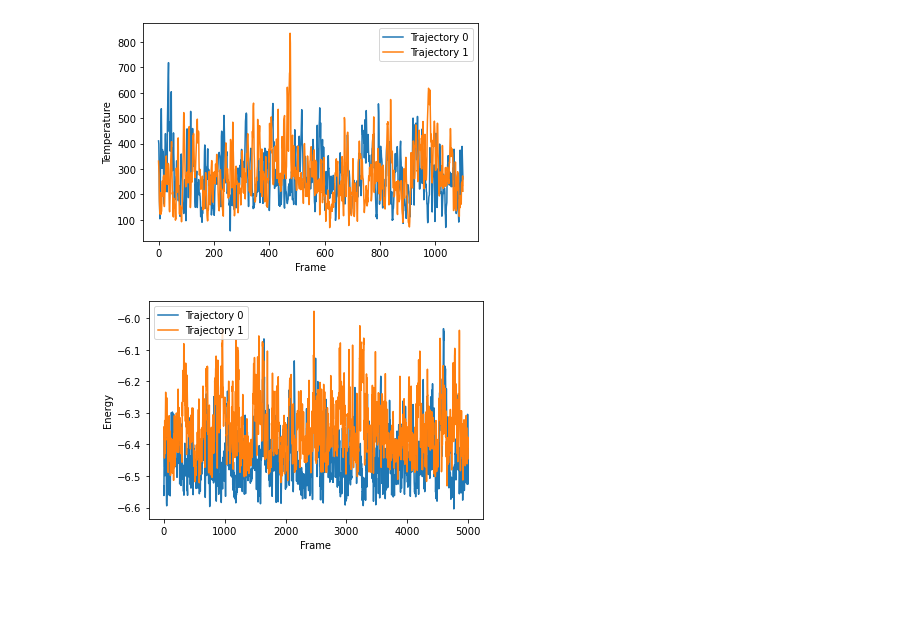
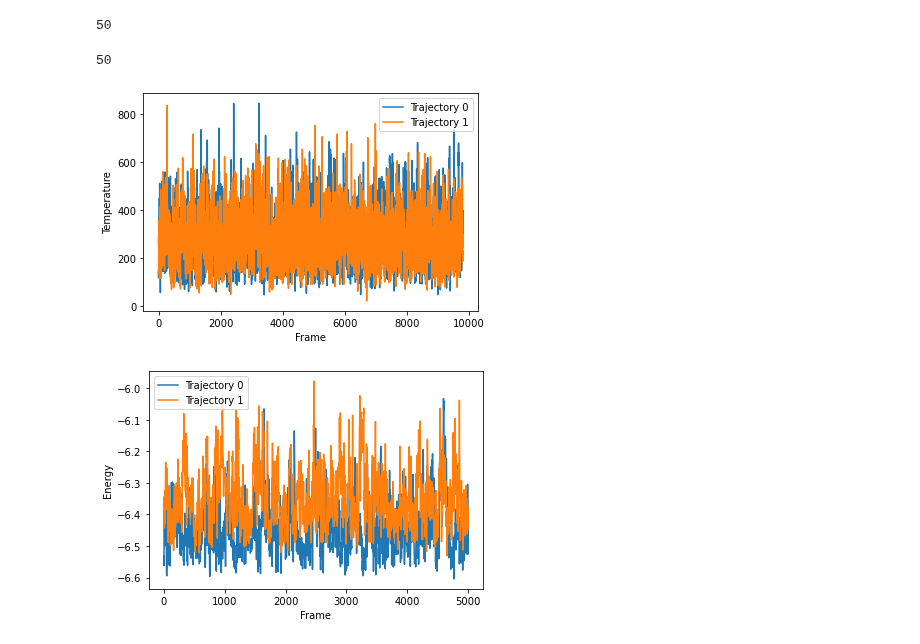
Before and after one commit to anacmolina/ML-DFT, a Jupyter notebook: notebooks/36 - review saving data for adaptive.ipynb, the cells around one changed output. Saved outputs shown, nothing was run; the diff lists cells and outputs as text; code cells hidden in the pictures; blank space fills up the shorter version.

```diff
--- a/notebooks/36 - review saving data for adaptive.ipynb
+++ b/notebooks/36 - review saving data for adaptive.ipynb
@@ -9,4 +11,4 @@ import numpy as np
 path_database = '/mnt/home/amolina/ceph/adaptive-flow-mc/database/andersen/'
 md_files = ['trajectories/27037382_is0_andersen.traj',  'trajectories/27037385_is1_andersen.traj']
 
-trajs = {i: Trajectory(path_database + md_files[i]) for i in range(len(md_files))}
+trajs = {i: Trajectory(path_database + md_files[i])[200:] for i in range(len(md_files))}
@@ -19,0 +25,8 @@ tensor([[1., 1., 1., 1., 1., 1., 1., 1., 1., 1.]])
+# %%
+len(trajs[0][:50])
+# %% [output]
+50
+# %%
+len(trajs[1][:50])
+# %% [output]
+50
@@ -20,14 +36,14 @@ tensor([[1., 1., 1., 1., 1., 1., 1., 1., 1., 1.]])
 # %%
 import matplotlib.pyplot as plt
 # %%
-plt.plot(temperature[0][0:1100], label='Trajectory 0')
-plt.plot(temperature[1][0:1100], label='Trajectory 1')
+plt.plot(temperature[0], label='Trajectory 0')
+plt.plot(temperature[1], label='Trajectory 1')
 plt.xlabel('Frame')
 plt.ylabel('Temperature')
 plt.legend()
 plt.show()
 # %% [output]
-[figure, old version]
+[figure, new version]
 # %%
 u = {i: np.array([molecule.get_potential_energy() for molecule in trajs[i]]) for i in trajs.keys()}
 # %%
```
Also changed, not shown: parts of 21 cells of this notebook, 7 other files.
